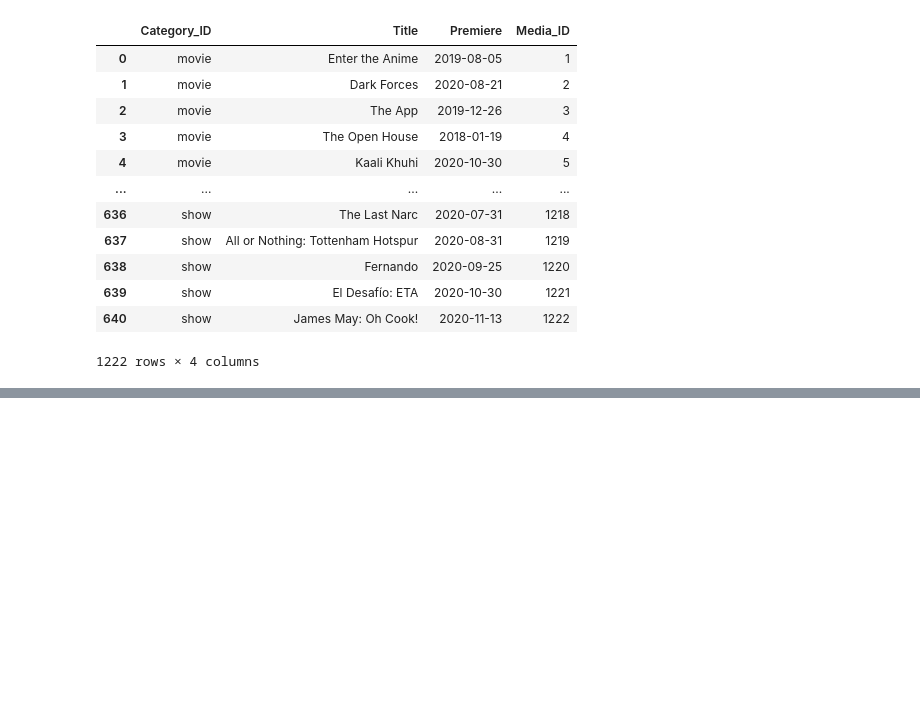
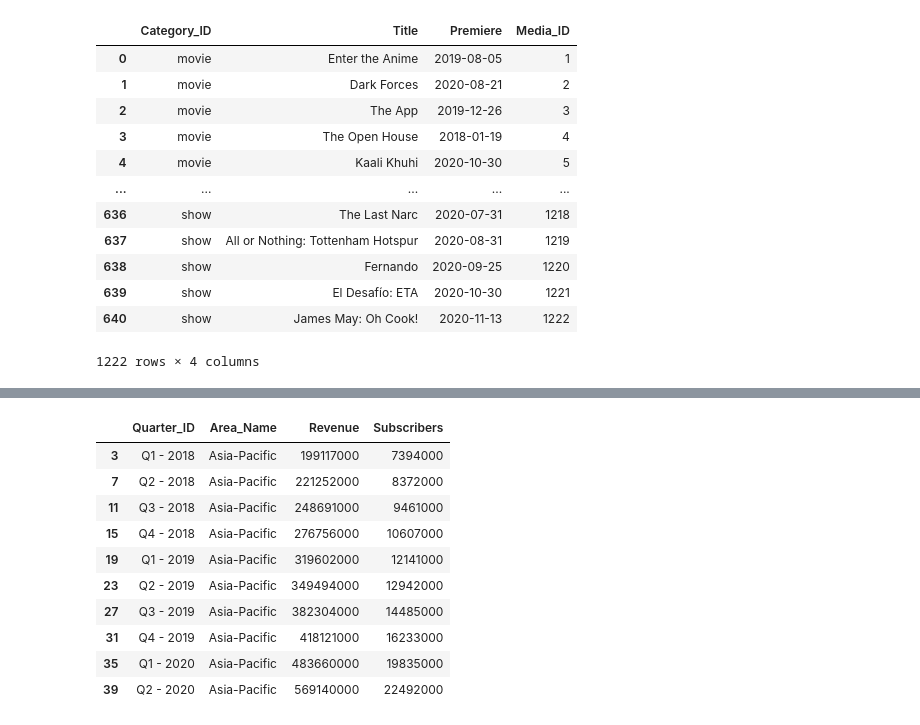
Before and after one commit to anguloag/Netflix-ETL, a Jupyter notebook: Project 2 .ipnyb/ETL-Joe's-Test-Area.ipynb, the cells around one changed output, grey strips where cells are left out. Cells and saved outputs as stored; diff of their text form; code cells hidden in the pictures; blank space fills up the shorter version.

```diff
--- a/Project 2 .ipnyb/ETL-Joe's-Test-Area.ipynb
+++ b/Project 2 .ipnyb/ETL-Joe's-Test-Area.ipynb
@@ -347,0 +397,23 @@ movies_shows_df
+# %%
+# Create four tables to represent the four areas
+rev_sub_usc_df = merged_df.loc[merged_df["Area_Name"]== "United States and Canada"]
+rev_sub_emea_df = merged_df.loc[merged_df["Area_Name"]== "Europe,  Middle East and Africa"]
+rev_sub_lad_df = merged_df.loc[merged_df["Area_Name"]== "Latin America"]
+rev_sub_apac_df = merged_df.loc[merged_df["Area_Name"]== "Asia-Pacific"]
+# %%
+#rev_sub_usc_df
+#rev_sub_emea_df
+#rev_sub_lad_df
+rev_sub_apac_df
+# %% [output]
+|  | Quarter_ID | Area_Name | Revenue | Subscribers |
+| 3 | Q1 - 2018 | Asia-Pacific | 199117000 | 7394000 |
+| 7 | Q2 - 2018 | Asia-Pacific | 221252000 | 8372000 |
+| 11 | Q3 - 2018 | Asia-Pacific | 248691000 | 9461000 |
+| 15 | Q4 - 2018 | Asia-Pacific | 276756000 | 10607000 |
+| 19 | Q1 - 2019 | Asia-Pacific | 319602000 | 12141000 |
+| 23 | Q2 - 2019 | Asia-Pacific | 349494000 | 12942000 |
+| 27 | Q3 - 2019 | Asia-Pacific | 382304000 | 14485000 |
+| 31 | Q4 - 2019 | Asia-Pacific | 418121000 | 16233000 |
+| 35 | Q1 - 2020 | Asia-Pacific | 483660000 | 19835000 |
+| 39 | Q2 - 2020 | Asia-Pacific | 569140000 | 22492000 |
```
Also changed, not shown: parts of 7 cells of this notebook.
